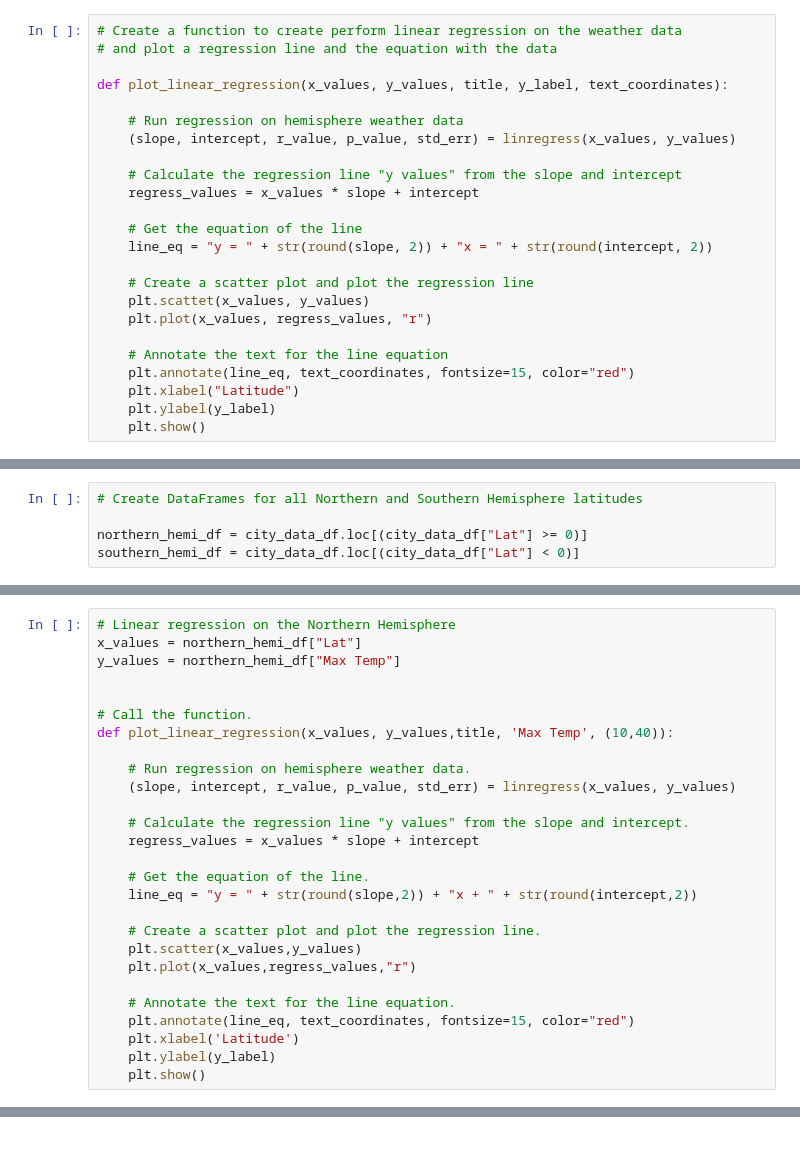
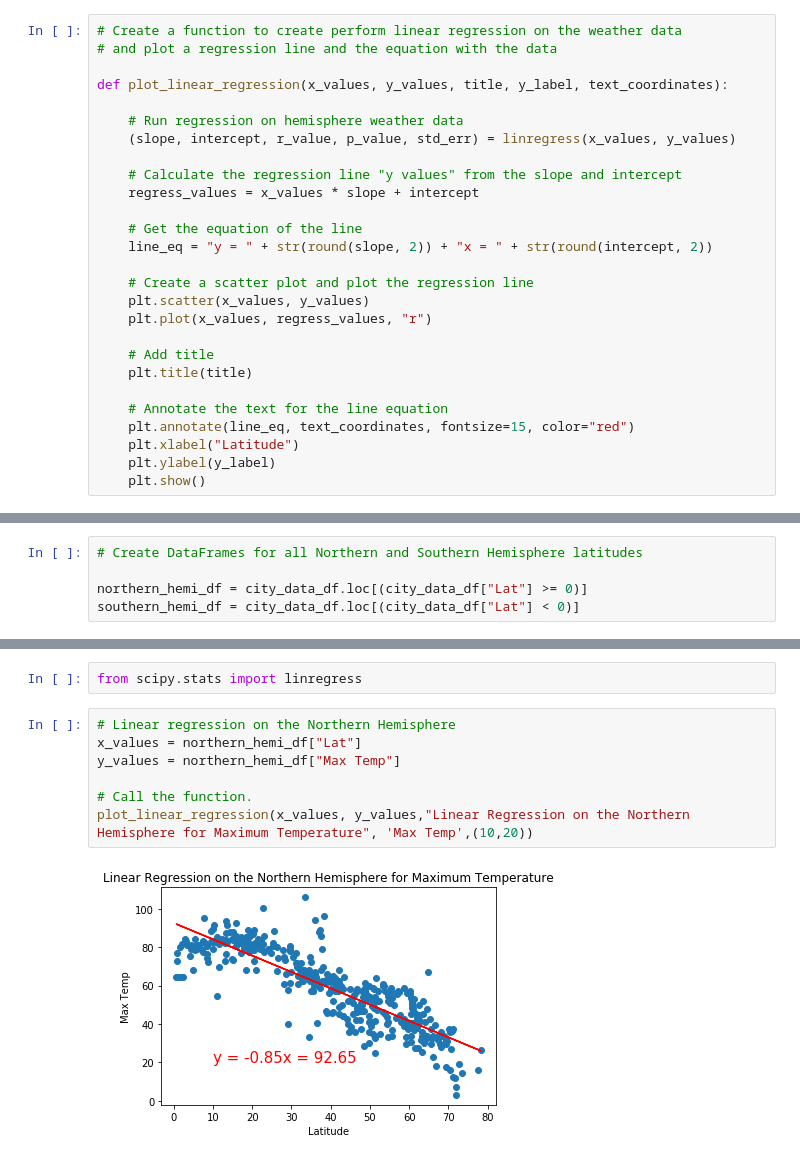
Before and after one commit to mydogmandy/WeatherPy, a Jupyter notebook: WeatherPy.ipynb, the cells around one changed output, grey strips where cells are left out. Drawn from its saved outputs; the diff is of its cells as text.

```diff
--- a/WeatherPy.ipynb
+++ b/WeatherPy.ipynb
@@ -343,8 +343,11 @@ def plot_linear_regression(x_values, y_values, title, y_label, text_coordinates)
     line_eq = "y = " + str(round(slope, 2)) + "x = " + str(round(intercept, 2))
 
     # Create a scatter plot and plot the regression line
-    plt.scattet(x_values, y_values)
+    plt.scatter(x_values, y_values)
     plt.plot(x_values, regress_values, "r")
+
+    # Add title
+    plt.title(title)
 
     # Annotate the text for the line equation
     plt.annotate(line_eq, text_coordinates, fontsize=15, color="red")
@@ -403,27 +386,0 @@ southern_hemi_df = city_data_df.loc[(city_data_df["Lat"] < 0)]
-# %%
-# Linear regression on the Northern Hemisphere
-x_values = northern_hemi_df["Lat"]
-y_values = northern_hemi_df["Max Temp"]
-
-
-# Call the function.
-def plot_linear_regression(x_values, y_values,title, 'Max Temp', (10,40)):
-
-    # Run regression on hemisphere weather data.
-    (slope, intercept, r_value, p_value, std_err) = linregress(x_values, y_values)
-
-    # Calculate the regression line "y values" from the slope and intercept.
-    regress_values = x_values * slope + intercept
-
-    # Get the equation of the line.
-    line_eq = "y = " + str(round(slope,2)) + "x + " + str(round(intercept,2))
-
-    # Create a scatter plot and plot the regression line.
-    plt.scatter(x_values,y_values)
-    plt.plot(x_values,regress_values,"r")
-
-    # Annotate the text for the line equation.
-    plt.annotate(line_eq, text_coordinates, fontsize=15, color="red")
-    plt.xlabel('Latitude')
-    plt.ylabel(y_label)
-    plt.show()
@@ -431,0 +387,11 @@ SyntaxError: invalid syntax (<ipython-input-128-83e84c20a710>, line 7)
+# %%
+from scipy.stats import linregress
+# %%
+# Linear regression on the Northern Hemisphere
+x_values = northern_hemi_df["Lat"]
+y_values = northern_hemi_df["Max Temp"]
+
+# Call the function.
+plot_linear_regression(x_values, y_values,"Linear Regression on the Northern Hemisphere for Maximum Temperature", 'Max Temp',(10,20))
+# %% [output]
+[figure, added]
```
Also changed, not shown: parts of 21 cells of this notebook, 5 other files.
